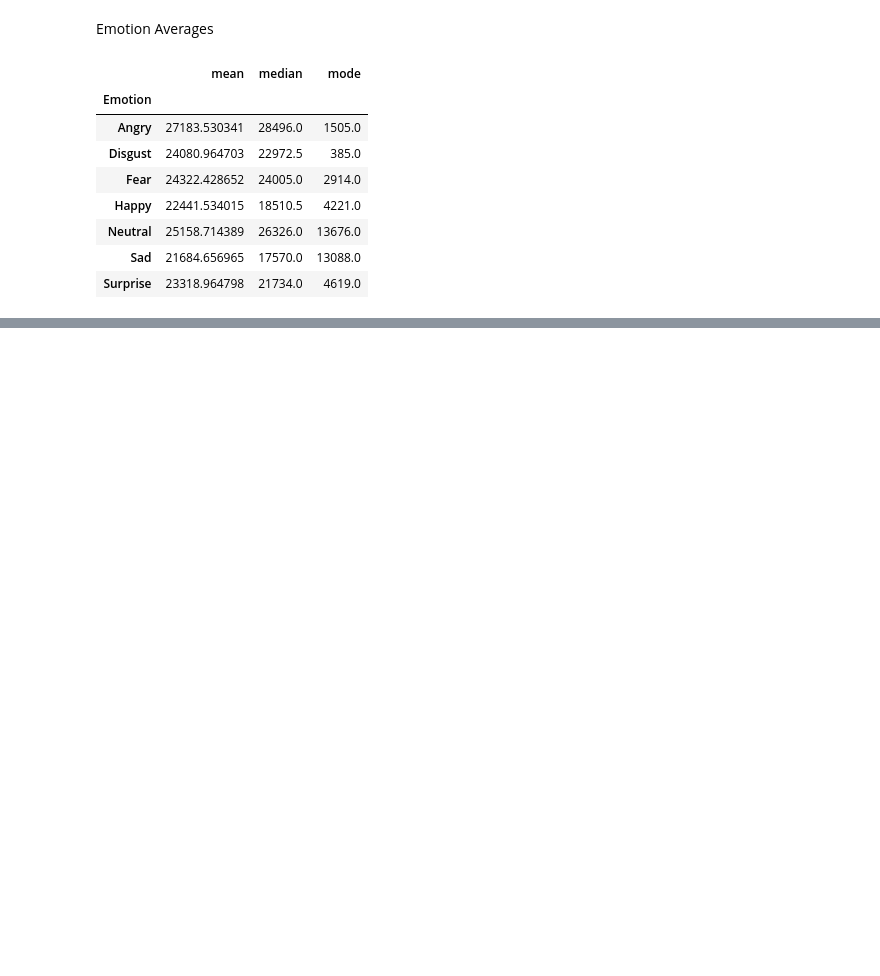
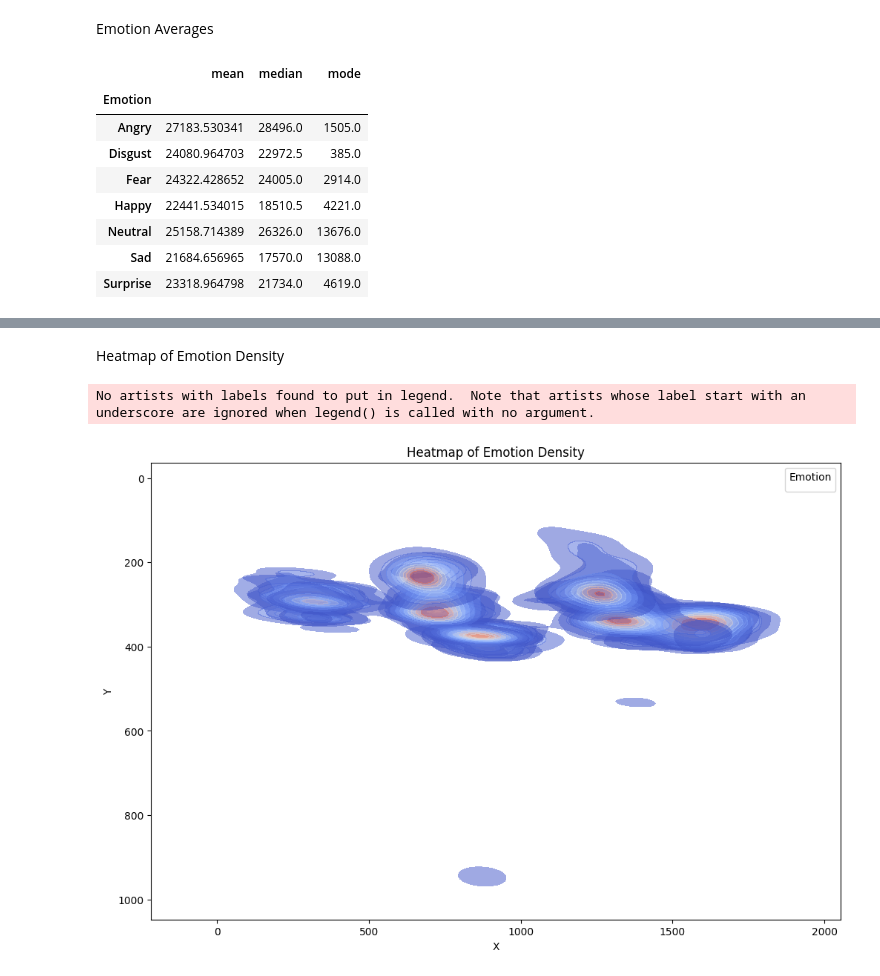
Before and after one commit to ajpessoa/PhD-data, a Jupyter notebook: DataReport.ipynb, the cells around one changed output, grey strips where cells are left out. Saved outputs shown, nothing was run; the diff lists cells and outputs as text; code cells hidden in the pictures; blank space fills up the shorter version.

```diff
--- a/DataReport.ipynb
+++ b/DataReport.ipynb
@@ -175,0 +238,21 @@ display(emotion_frame_stats)
+# %% [markdown]
+Heatmap of Emotion Density
+# %%
+def plot_emotion_density_heatmap(df):
+    plt.figure(figsize=(12, 8))
+
+    for emotion in df['Emotion'].unique():
+        emotion_data = df[df['Emotion'] == emotion]
+        sns.kdeplot(x=emotion_data['X'], y=emotion_data['Y'], cmap='coolwarm', fill=True, label=emotion, alpha=0.5)
+
+    plt.gca().invert_yaxis()
+    plt.title('Heatmap of Emotion Density')
+    plt.xlabel('X')
+    plt.ylabel('Y')
+    plt.legend(title='Emotion')
+    plt.show()
+
+plot_emotion_density_heatmap(df)
+# %% [output]
+No artists with labels found to put in legend.  Note that artists whose label start with an underscore are ignored when legend() is called with no argument.
+[figure, added]
```
Also changed, not shown: parts of 11 cells of this notebook.
